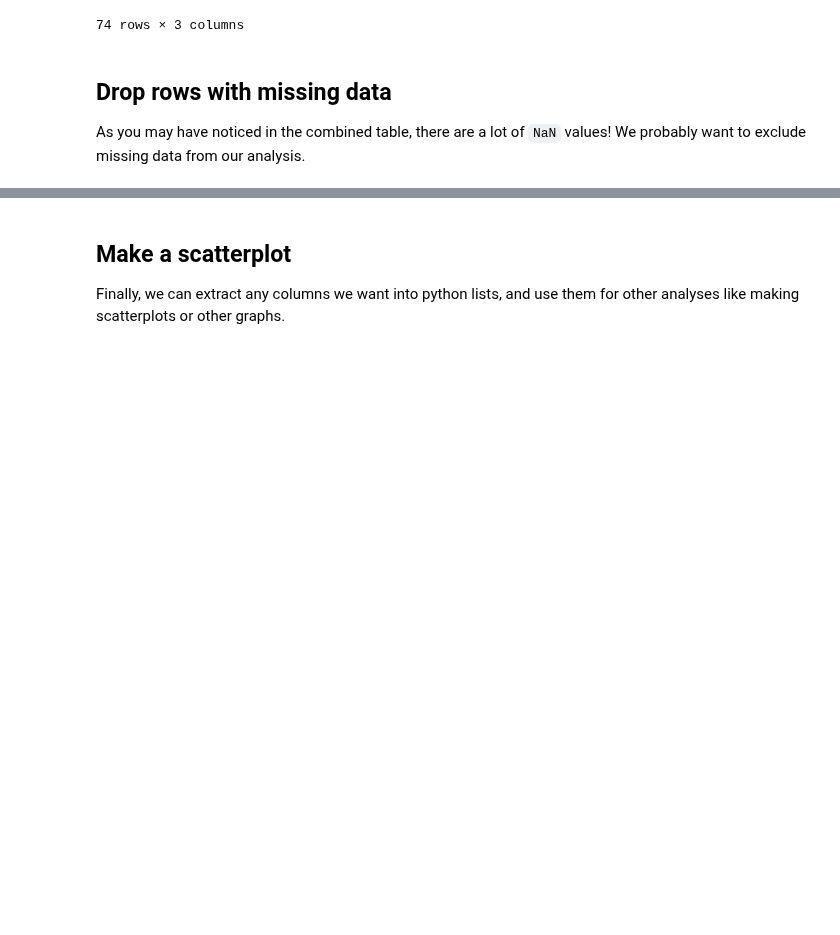
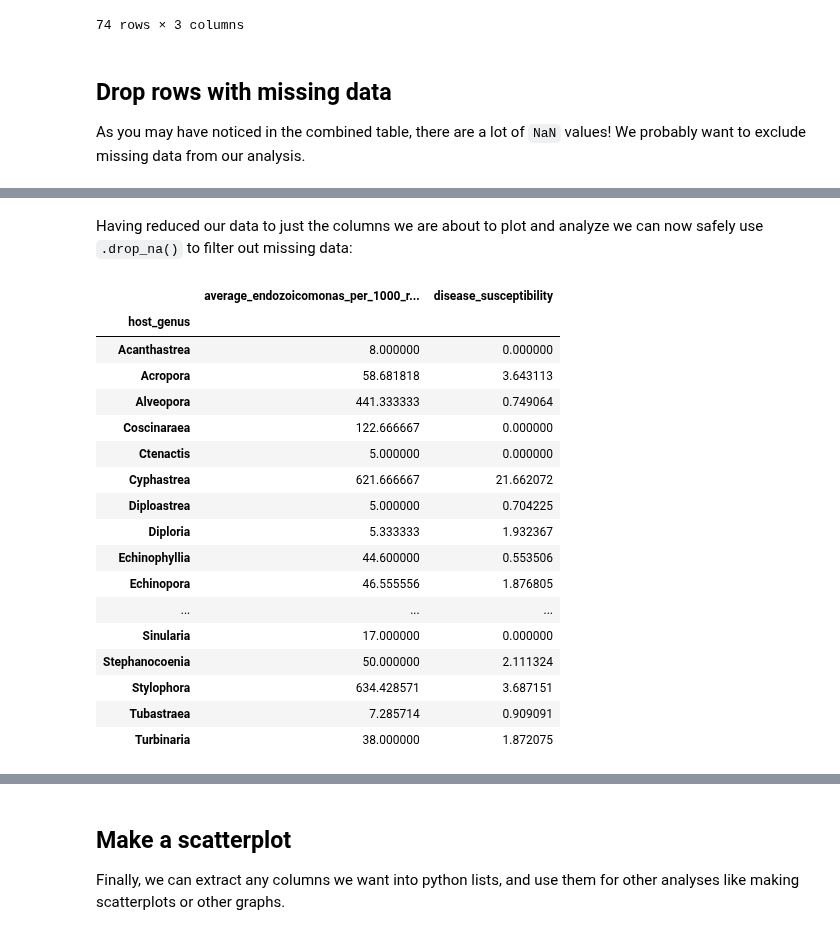
Before and after one commit to zaneveld/full_spectrum_bioinformatics, a Jupyter notebook: content/07_tabular_omics_data/merging_tables.ipynb, the cells around one changed output, grey strips where cells are left out. Saved outputs shown, nothing was run; the diff lists cells and outputs as text; code cells hidden in the pictures; blank space fills up the shorter version.

Commit message:
Updated the merging tables section to include information on avoiding overfiltering in complex tables with lots of missing data

```diff
--- a/content/07_tabular_omics_data/merging_tables.ipynb
+++ b/content/07_tabular_omics_data/merging_tables.ipynb
@@ -405,4 +419,4 @@ combined_df
 
 As you may have noticed in the combined table, there are a lot of `NaN` values! We probably want to exclude missing data from our analysis.
 # %%
-combined_df = combined_df.dropna()
+filtered_df = combined_df.dropna()
@@ -420,0 +431,27 @@ combined_df.to_csv("combined_coral_data.tsv",sep="\t")
+# %%
+columns_to_select = ["average_endozoicomonas_per_1000_reads","disease_susceptibility"]
+relevant_data_df = combined_df.loc[:,columns_to_select]
+# %% [markdown]
+Having reduced our data to just the columns we are about to plot and analyze  we can now safely use `.drop_na()` to filter out missing data:
+# %%
+relevant_data_df = relevant_data_df.dropna()
+relevant_data_df
+# %% [output]
+|  | average_endozoicomonas_per_1000_r... | disease_susceptibility |
+| host_genus |  |  |
+| Acanthastrea | 8.000000 | 0.000000 |
+| Acropora | 58.681818 | 3.643113 |
+| Alveopora | 441.333333 | 0.749064 |
+| Coscinaraea | 122.666667 | 0.000000 |
+| Ctenactis | 5.000000 | 0.000000 |
+| Cyphastrea | 621.666667 | 21.662072 |
+| Diploastrea | 5.000000 | 0.704225 |
+| Diploria | 5.333333 | 1.932367 |
+| Echinophyllia | 44.600000 | 0.553506 |
+| Echinopora | 46.555556 | 1.876805 |
+| ... | ... | ... |
+| Sinularia | 17.000000 | 0.000000 |
+| Stephanocoenia | 50.000000 | 2.111324 |
+| Stylophora | 634.428571 | 3.687151 |
+| Tubastraea | 7.285714 | 0.909091 |
+| Turbinaria | 38.000000 | 1.872075 |
```
Also changed, not shown: parts of 31 cells of this notebook.
